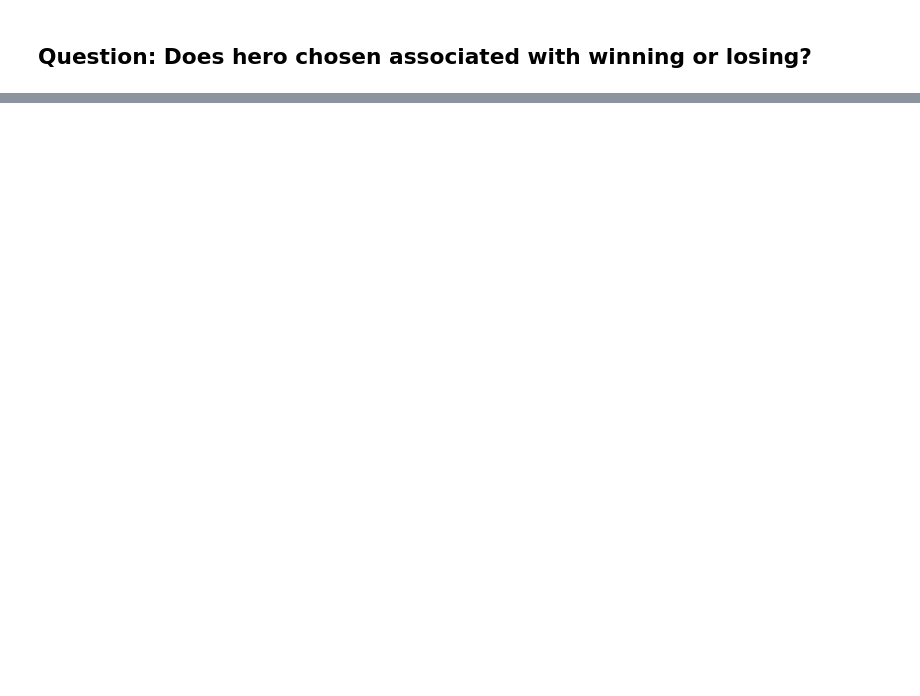
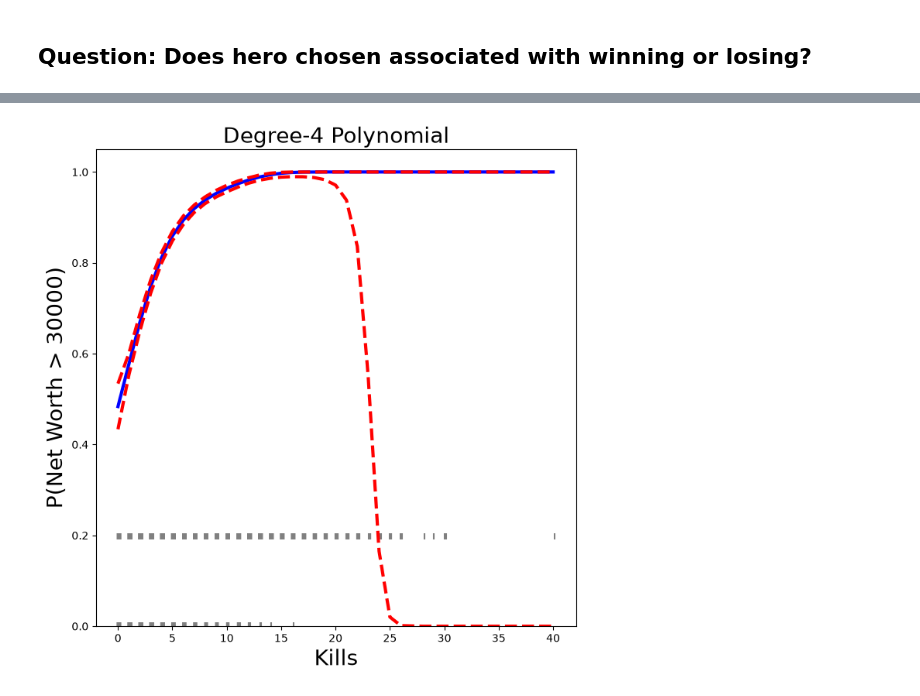
Before and after one commit to RidgeOnTheLedge/deadlock-analytics, a Jupyter notebook: Deadlock-Analytics/notebooks/player_analysis.ipynb, the cells around one changed output, grey strips where cells are left out. Saved outputs shown, nothing was run; the diff lists cells and outputs as text; code cells hidden in the pictures; blank space fills up the shorter version.

```diff
--- a/Deadlock-Analytics/notebooks/player_analysis.ipynb
+++ b/Deadlock-Analytics/notebooks/player_analysis.ipynb
@@ -155,0 +496,8 @@ plt.show()
+# %%
+X = poly_kills.transform(players_df)
+high_earn = players_df['high_earn'] = y > 30000  # shorthand
+glm = sm.GLM(y > 30000,
+             X,
+             family=sm.families.Binomial())
+B = glm.fit()
+summarize(B)
@@ -155,0 +511,30 @@ plt.show()
+# %%
+newX = poly_kills.transform(players_df)
+preds = B.get_prediction(newX)
+bands = preds.conf_int(alpha=0.05)
+# %%
+fig, ax = subplots(figsize=(8, 8))
+rng = np.random.default_rng(0)
+
+ax.scatter(kills + 0.2 * rng.uniform(size=y.shape[0]),
+           np.where(high_earn, 0.198, 0.002),
+           fc='gray',
+           marker='|')
+
+# Extract the x-values and find the correct order to sort them
+x_vals = players_df['kills'].values
+sort_idx = np.argsort(x_vals)
+
+for val, ls in zip([preds.predicted_mean,
+                    bands[:, 0],
+                    bands[:, 1]],
+                   ['b', 'r--', 'r--']):
+    # Pass the sorted x-values and matching sorted prediction values to ax.plot
+    ax.plot(x_vals[sort_idx], val[sort_idx], ls, linewidth=3)
+
+ax.set_title('Degree-4 Polynomial', fontsize=20)
+ax.set_xlabel('Kills', fontsize=20)
+ax.set_ylim([0, 1.05])
+ax.set_ylabel('P(Net Worth > 30000)', fontsize=20);
+# %% [output]
+[figure, added]
```
Also changed, not shown: parts of 49 cells of this notebook, 3 other files.
